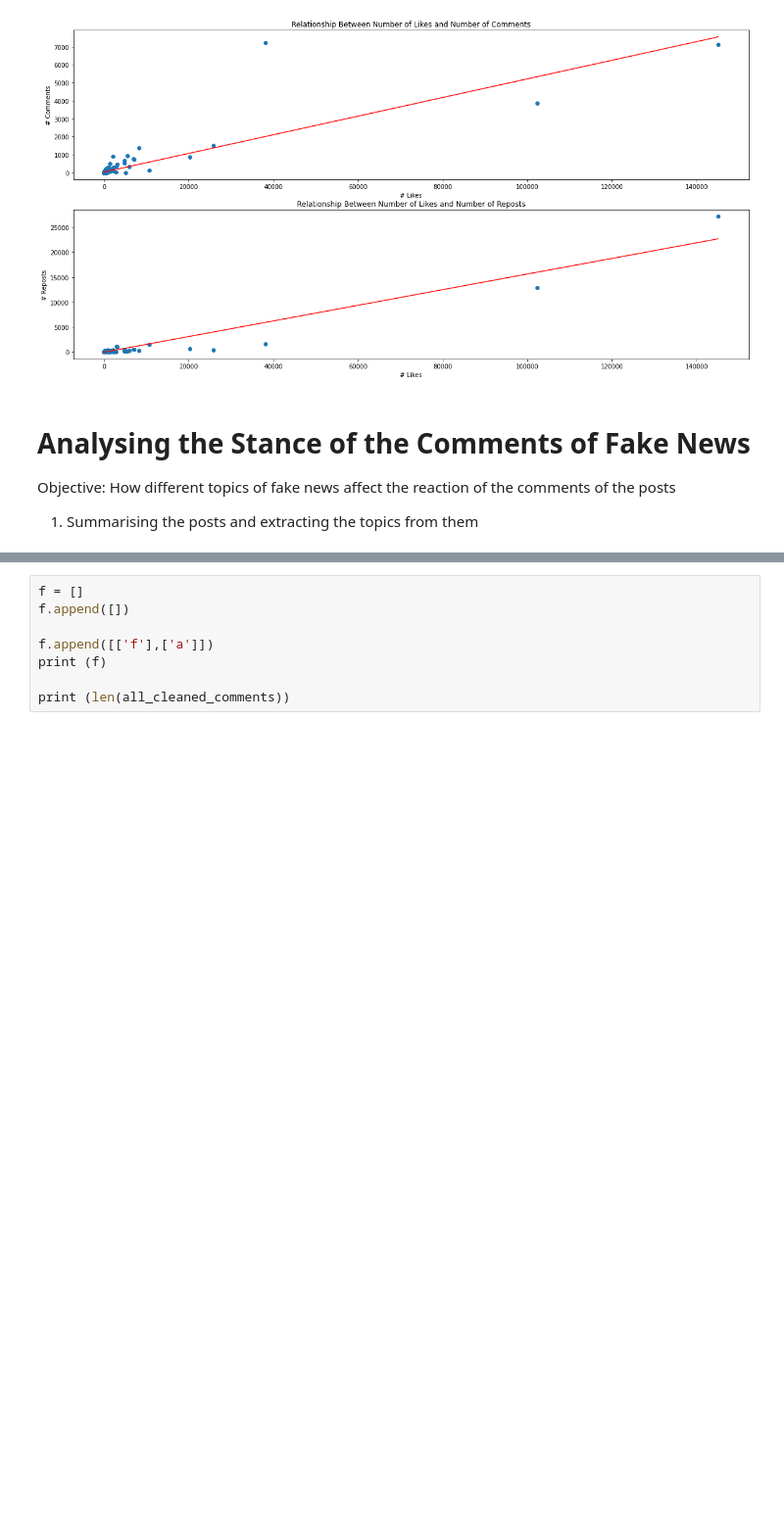
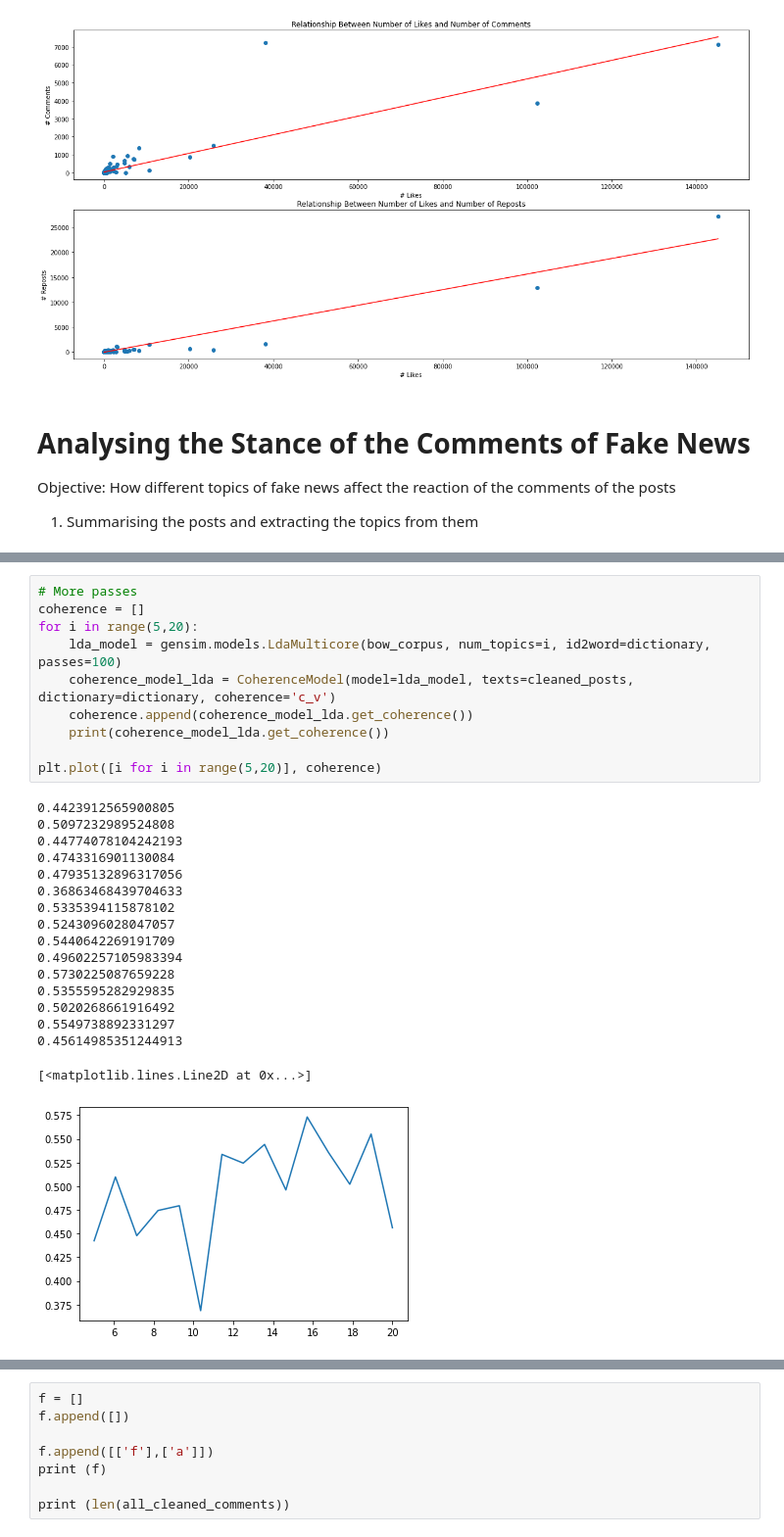
Before and after one commit to Pandacoocoo/Fake_News, a Jupyter notebook: fake_news.ipynb, the cells around one changed output, grey strips where cells are left out. Shown at 98% size. Saved outputs shown, nothing was run; the diff lists cells and outputs as text; blank space fills up the shorter version.

```diff
--- a/fake_news.ipynb
+++ b/fake_news.ipynb
@@ -384,0 +422,28 @@ pd.DataFrame(topic_dic)
+# %%
+# More passes
+coherence = []
+for i in range(5,20):
+    lda_model = gensim.models.LdaMulticore(bow_corpus, num_topics=i, id2word=dictionary, passes=100)
+    coherence_model_lda = CoherenceModel(model=lda_model, texts=cleaned_posts, dictionary=dictionary, coherence='c_v')
+    coherence.append(coherence_model_lda.get_coherence())
+    print(coherence_model_lda.get_coherence())
+
+plt.plot([i for i in range(5,20)], coherence)
+# %% [output]
+0.4423912565900805
+0.5097232989524808
+0.44774078104242193
+0.4743316901130084
+0.47935132896317056
+0.36863468439704633
+0.5335394115878102
+0.5243096028047057
+0.5440642269191709
+0.49602257105983394
+0.5730225087659228
+0.5355595282929835
+0.5020268661916492
+0.5549738892331297
+0.45614985351244913
+[<matplotlib.lines.Line2D at 0x...>]
+[figure, added]
```
Also changed, not shown: parts of 6 cells of this notebook.
